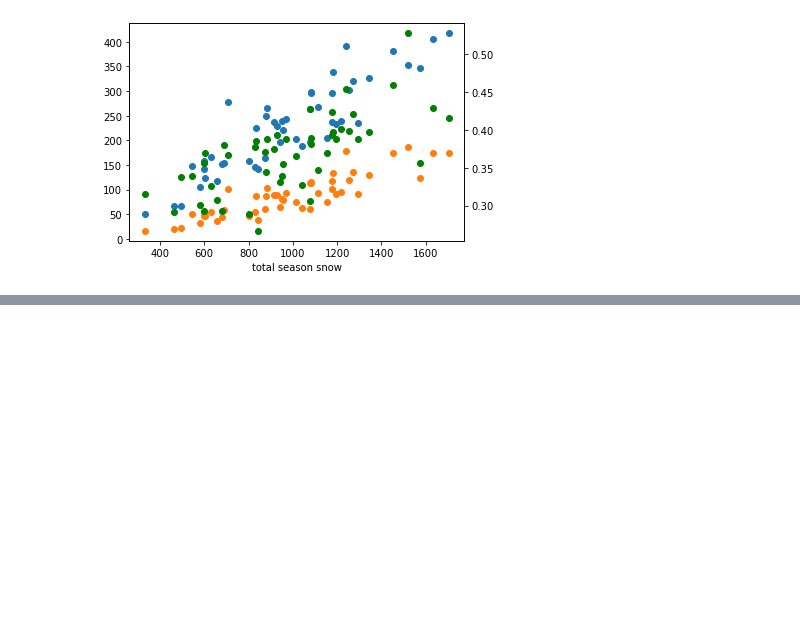
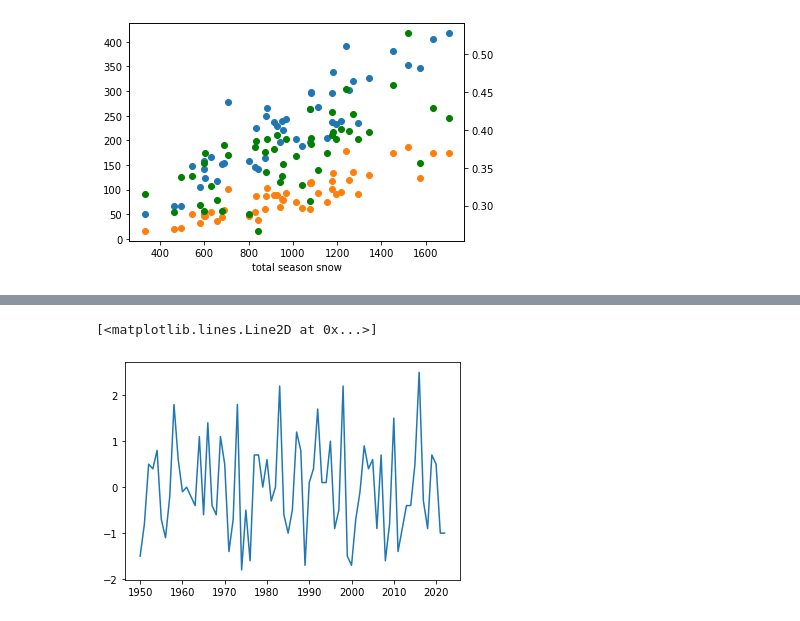
Before and after one commit to mariannecowherd/CSSLtimeseries, a Jupyter notebook: scripts/cssldata.ipynb, the cells around one changed output, grey strips where cells are left out. Saved outputs shown, nothing was run; the diff lists cells and outputs as text; code cells hidden in the pictures; blank space fills up the shorter version.

```diff
--- a/scripts/cssldata.ipynb
+++ b/scripts/cssldata.ipynb
@@ -719,3 +735,6 @@ ax.set_xlabel('total season snow')
 plt.show()
 # %% [output]
 [figure]
+# %%
+nino = pd.read_csv('/home/marianne/Documents/data/elnino.csv')
+nino
@@ -721,0 +755,5 @@ plt.show()
+# %%
+plt.plot(nino.Year,nino.DJF)
+# %% [output]
+[<matplotlib.lines.Line2D at 0x...>]
+[figure, added]
```
Also changed, not shown: parts of 6 cells of this notebook.
